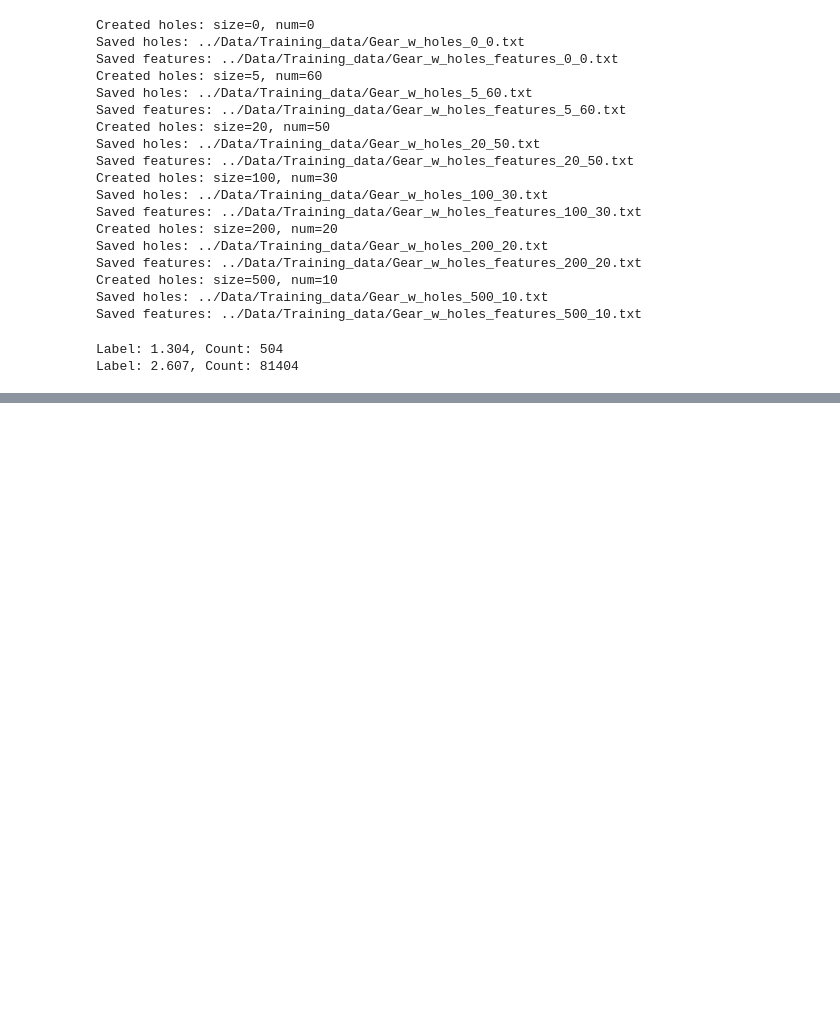
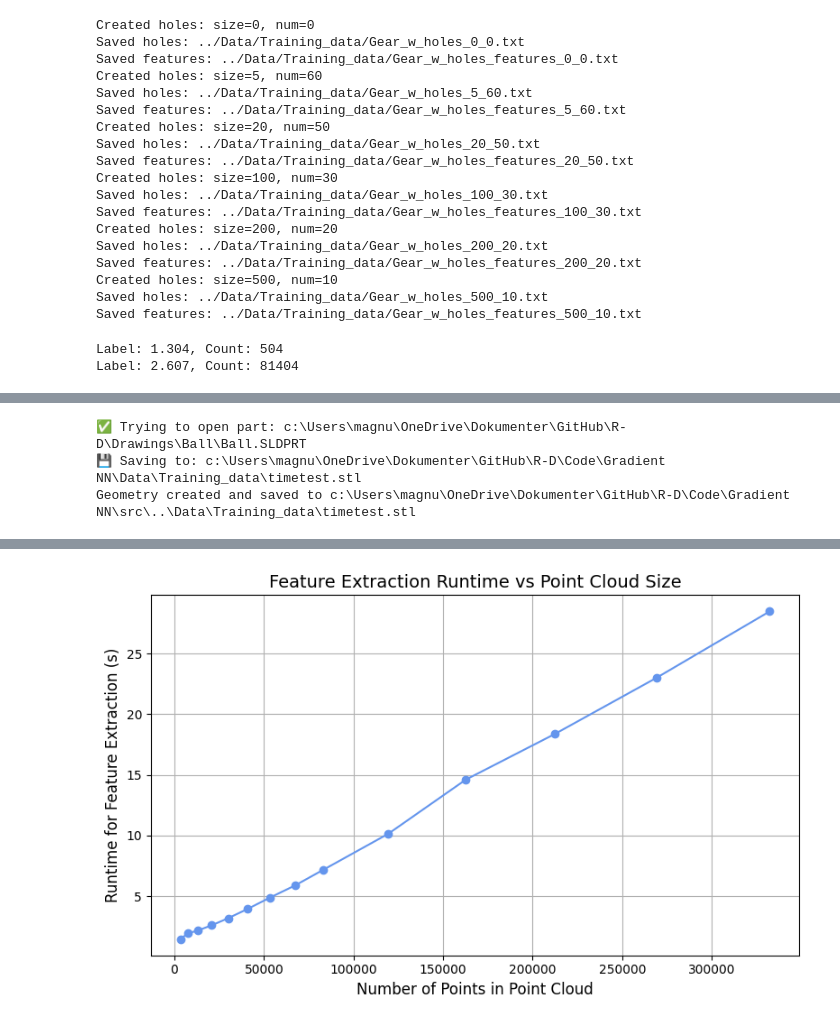
Before and after one commit to MagnusKarlsen1/PCQA-NN, a Jupyter notebook: Code/Gradient NN/src/noise_gen.ipynb, the cells around one changed output, grey strips where cells are left out. Drawn from its saved outputs; the diff is of its cells as text; code cells hidden in the pictures; blank space fills up the shorter version.

```diff
--- a/Code/Gradient NN/src/noise_gen.ipynb
+++ b/Code/Gradient NN/src/noise_gen.ipynb
@@ -141,0 +182,73 @@ Label: 2.607, Count: 81404
+# %%
+radius = [10, 20, 30, 40, 50, 60, 70, 80, 90, 100, 120, 140, 160, 180, 200] # NOTE: Define the radius for the holes
+
+params = {"radius": radius}
+# %%
+output_path_STL = os.path.join(BASE_DIR, "..", "Data", "Training_data", "timetest.stl")
+output_path_xyz = os.path.join(BASE_DIR, "..", "Data", "Training_data", "timetest2.xyz")
+model = sf.Create_geometry("ball", output_path_STL, params)
+raw_pointcloud = mf.sample_stl_by_point_distance(output_path_STL, output_path_xyz, 1)
+pointcloud = np.loadtxt(output_path_xyz, usecols=(0, 1, 2)) # NOTE: Load the saved pointcloud
+# %% [output]
+✅ Trying to open part: c:\Users\magnu\OneDrive\Dokumenter\GitHub\R-D\Drawings\Ball\Ball.SLDPRT
+💾 Saving to: c:\Users\magnu\OneDrive\Dokumenter\GitHub\R-D\Code\Gradient NN\Data\Training_data\timetest.stl
+Geometry created and saved to c:\Users\magnu\OneDrive\Dokumenter\GitHub\R-D\Code\Gradient NN\src\..\Data\Training_data\timetest.stl
+# %%
+import numpy as np
+import matplotlib.pyplot as plt
+import time
+import os
+
+# Different radius values (smaller radius → denser point cloud)
+radius_list = [20, 30, 40, 50, 60, 70, 80, 90, 100, 120, 140, 160, 180, 200]
+num_points_list = []
+runtimes = []
+
+for radius in radius_list:
+    # 1️⃣ Update params
+    params = {"radius": radius}
+
+    # 2️⃣ Create geometry and sample points
+    output_path_STL = os.path.join(BASE_DIR, "..", "Data", "Training_data", "timetest.stl")
+    output_path_xyz = os.path.join(BASE_DIR, "..", "Data", "Training_data", "timetest.xyz")
+    model = sf.Create_geometry("ball", output_path_STL, params)
+
+    raw_pointcloud = mf.sample_stl_by_point_distance(output_path_STL, output_path_xyz, 1)
+    pointcloud = np.loadtxt(output_path_xyz, usecols=(0, 1, 2))
+
+    num_points = len(pointcloud)
+    num_points_list.append(num_points)
+
+    # 3️⃣ Run your feature extraction and time it
+    start_time = time.time()
+    feature, grad, radius_data = gf.Get_variables(output_path_xyz, k=20, save="no")
+    end_time = time.time()
+
+    runtime = end_time - start_time
+    runtimes.append(runtime)
+
+    print(f"Radius: {radius:>5} → Points: {num_points:>6} → Time: {runtime:.3f} sec")
+
+# Plot: Number of points vs Runtime
+plt.figure(figsize=(8, 5))
+plt.plot(num_points_list, runtimes, marker='o', linestyle='-', color='cornflowerblue')
+plt.xlabel("Number of Points in Point Cloud", fontsize=12)
+plt.ylabel("Runtime for Feature Extraction (s)", fontsize=12)
+plt.title("Feature Extraction Runtime vs Point Cloud Size", fontsize=14)
+plt.grid(True)
+plt.tight_layout()
+plt.savefig("pointcloud_runtime_plot.png", dpi=1000, bbox_inches='tight')
+plt.show()
+
+# # Plot: Radius vs Number of Points
+# plt.figure(figsize=(8, 5))
+# plt.plot(radius_list, num_points_list, marker='o', linestyle='-', color='darkorange')
+# plt.xlabel("Radius Parameter", fontsize=12)
+# plt.ylabel("Number of Points", fontsize=12)
+# plt.title("Point Cloud Size vs Radius Parameter", fontsize=14)
+# plt.grid(True)
+# plt.tight_layout()
+
+
+# plt.show()
+# %% [output]
@@ -141,0 +272 @@ Label: 2.607, Count: 81404
+[figure, added]
```
Also changed, not shown: parts of 2 cells of this notebook, 42 other files.
